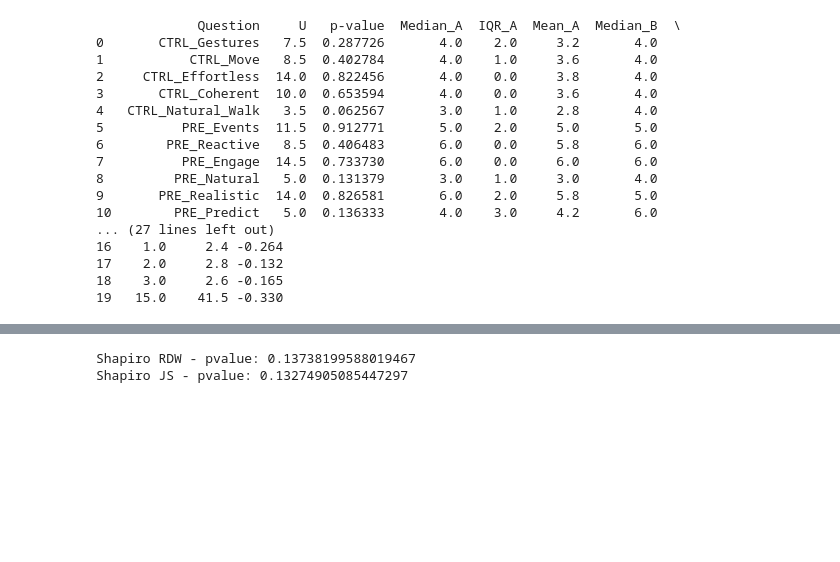
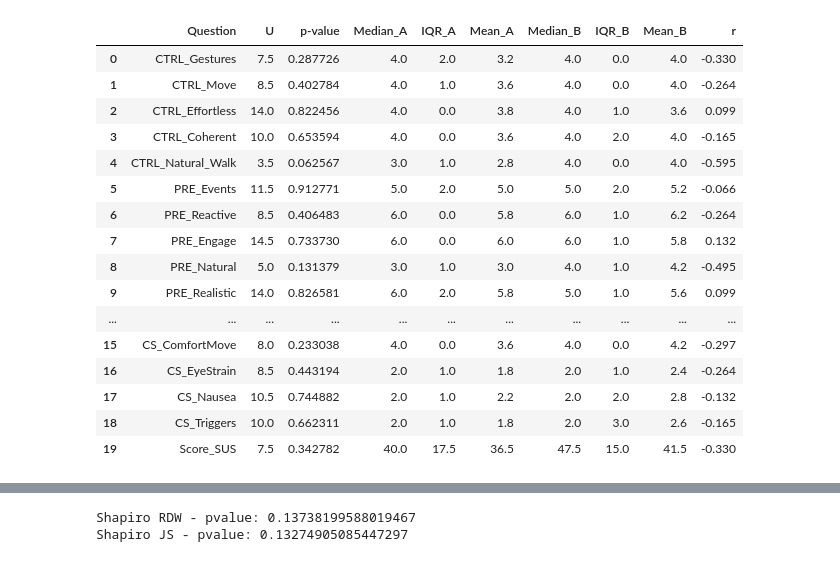
Before and after one commit to xuanuyenvu/mann-whitney-u-test-rdw, a Jupyter notebook: main.ipynb, the cells around one changed output, grey strips where cells are left out. Cells and saved outputs as stored; diff of their text form; code cells hidden in the pictures; blank space fills up the shorter version.

```diff
--- a/main.ipynb
+++ b/main.ipynb
@@ -56,26 +56,27 @@ for col in dataA.columns:
 # %%
 results_df = pd.DataFrame(results)
 results_df["r"] = results_df["r"].round(3)
 
-print(results_df)
+# print(results_df)
+results_df
 # %% [output]
-             Question     U   p-value  Median_A  IQR_A  Mean_A  Median_B  \
-0       CTRL_Gestures   7.5  0.287726       4.0    2.0     3.2       4.0
-1           CTRL_Move   8.5  0.402784       4.0    1.0     3.6       4.0
-2     CTRL_Effortless  14.0  0.822456       4.0    0.0     3.8       4.0
-3       CTRL_Coherent  10.0  0.653594       4.0    0.0     3.6       4.0
-4   CTRL_Natural_Walk   3.5  0.062567       3.0    1.0     2.8       4.0
-5          PRE_Events  11.5  0.912771       5.0    2.0     5.0       5.0
-6        PRE_Reactive   8.5  0.406483       6.0    0.0     5.8       6.0
-7          PRE_Engage  14.5  0.733730       6.0    0.0     6.0       6.0
-8         PRE_Natural   5.0  0.131379       3.0    1.0     3.0       4.0
-9       PRE_Realistic  14.0  0.826581       6.0    2.0     5.8       5.0
-10        PRE_Predict   5.0  0.136333       4.0    3.0     4.2       6.0
-... (27 lines left out)
-16    1.0     2.4 -0.264
-17    2.0     2.8 -0.132
-18    3.0     2.6 -0.165
-19   15.0    41.5 -0.330
+|  | Question | U | p-value | Median_A | IQR_A | Mean_A | Median_B | IQR_B | Mean_B | r |
+| 0 | CTRL_Gestures | 7.5 | 0.287726 | 4.0 | 2.0 | 3.2 | 4.0 | 0.0 | 4.0 | -0.330 |
+| 1 | CTRL_Move | 8.5 | 0.402784 | 4.0 | 1.0 | 3.6 | 4.0 | 0.0 | 4.0 | -0.264 |
+| 2 | CTRL_Effortless | 14.0 | 0.822456 | 4.0 | 0.0 | 3.8 | 4.0 | 1.0 | 3.6 | 0.099 |
+| 3 | CTRL_Coherent | 10.0 | 0.653594 | 4.0 | 0.0 | 3.6 | 4.0 | 2.0 | 4.0 | -0.165 |
+| 4 | CTRL_Natural_Walk | 3.5 | 0.062567 | 3.0 | 1.0 | 2.8 | 4.0 | 0.0 | 4.0 | -0.595 |
+| 5 | PRE_Events | 11.5 | 0.912771 | 5.0 | 2.0 | 5.0 | 5.0 | 2.0 | 5.2 | -0.066 |
+| 6 | PRE_Reactive | 8.5 | 0.406483 | 6.0 | 0.0 | 5.8 | 6.0 | 1.0 | 6.2 | -0.264 |
+| 7 | PRE_Engage | 14.5 | 0.733730 | 6.0 | 0.0 | 6.0 | 6.0 | 1.0 | 5.8 | 0.132 |
+| 8 | PRE_Natural | 5.0 | 0.131379 | 3.0 | 1.0 | 3.0 | 4.0 | 1.0 | 4.2 | -0.495 |
+| 9 | PRE_Realistic | 14.0 | 0.826581 | 6.0 | 2.0 | 5.8 | 5.0 | 1.0 | 5.6 | 0.099 |
+| ... | ... | ... | ... | ... | ... | ... | ... | ... | ... | ... |
+| 15 | CS_ComfortMove | 8.0 | 0.233038 | 4.0 | 0.0 | 3.6 | 4.0 | 0.0 | 4.2 | -0.297 |
+| 16 | CS_EyeStrain | 8.5 | 0.443194 | 2.0 | 1.0 | 1.8 | 2.0 | 1.0 | 2.4 | -0.264 |
+| 17 | CS_Nausea | 10.5 | 0.744882 | 2.0 | 1.0 | 2.2 | 2.0 | 2.0 | 2.8 | -0.132 |
+| 18 | CS_Triggers | 10.0 | 0.662311 | 2.0 | 1.0 | 1.8 | 2.0 | 3.0 | 2.6 | -0.165 |
+| 19 | Score_SUS | 7.5 | 0.342782 | 40.0 | 17.5 | 36.5 | 47.5 | 15.0 | 41.5 | -0.330 |
 # %%
 def v_boxplot(data_rdw, data_js, cols, fig_title="Boxplot", figsize=(18,6), rot=0, width=0.9):
 
```
Also changed, not shown: parts of 2 cells of this notebook.
